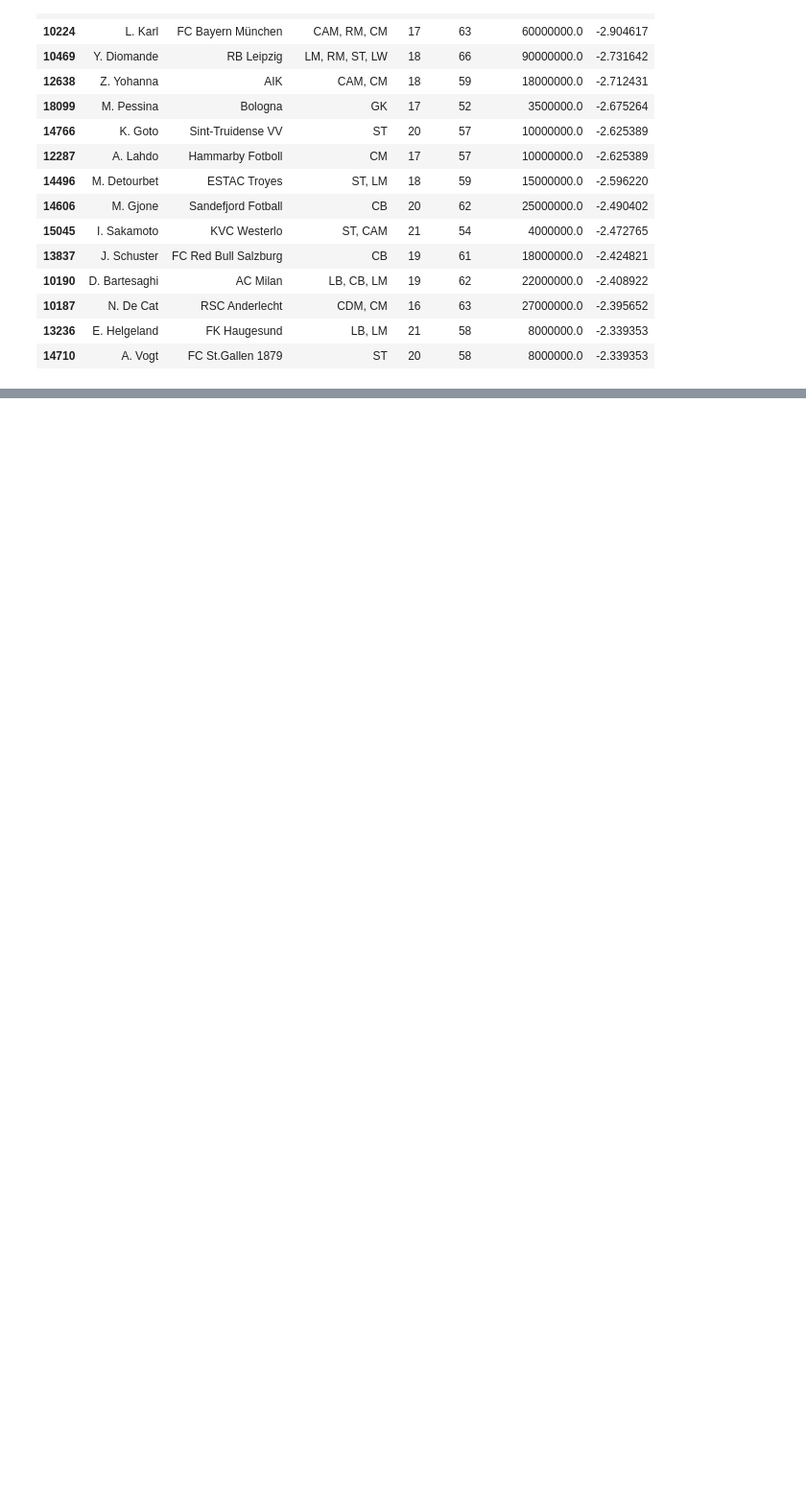
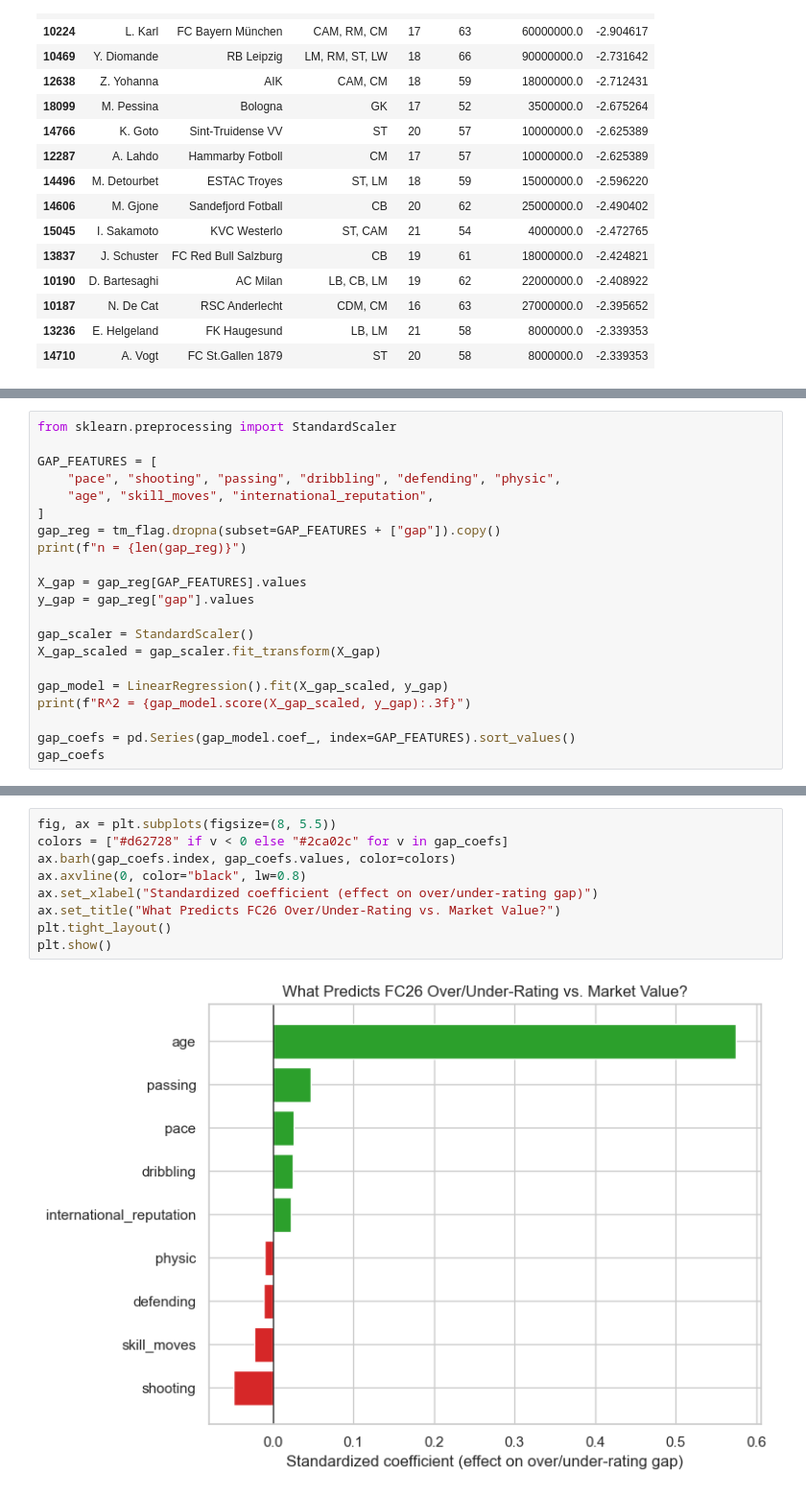
Before and after one commit to thompgt/fc26-player-analysis, a Jupyter notebook: notebooks/02_rating_validation.ipynb, the cells around one changed output, grey strips where cells are left out. Shown at 96% size. Saved outputs shown, nothing was run; the diff lists cells and outputs as text; blank space fills up the shorter version.

```diff
--- a/notebooks/02_rating_validation.ipynb
+++ b/notebooks/02_rating_validation.ipynb
@@ -399,0 +496,21 @@ Most UNDER-rated by FC26 vs market value:
+# %%
+from sklearn.preprocessing import StandardScaler
+
+GAP_FEATURES = [
+    "pace", "shooting", "passing", "dribbling", "defending", "physic",
+    "age", "skill_moves", "international_reputation",
+]
+gap_reg = tm_flag.dropna(subset=GAP_FEATURES + ["gap"]).copy()
+print(f"n = {len(gap_reg)}")
+
+X_gap = gap_reg[GAP_FEATURES].values
+y_gap = gap_reg["gap"].values
+
+gap_scaler = StandardScaler()
+X_gap_scaled = gap_scaler.fit_transform(X_gap)
+
+gap_model = LinearRegression().fit(X_gap_scaled, y_gap)
+print(f"R^2 = {gap_model.score(X_gap_scaled, y_gap):.3f}")
+
+gap_coefs = pd.Series(gap_model.coef_, index=GAP_FEATURES).sort_values()
+gap_coefs
@@ -399,0 +530,11 @@ Most UNDER-rated by FC26 vs market value:
+# %%
+fig, ax = plt.subplots(figsize=(8, 5.5))
+colors = ["#d62728" if v < 0 else "#2ca02c" for v in gap_coefs]
+ax.barh(gap_coefs.index, gap_coefs.values, color=colors)
+ax.axvline(0, color="black", lw=0.8)
+ax.set_xlabel("Standardized coefficient (effect on over/under-rating gap)")
+ax.set_title("What Predicts FC26 Over/Under-Rating vs. Market Value?")
+plt.tight_layout()
+plt.show()
+# %% [output]
+[figure, added]
```
Also changed, not shown: parts of 13 cells of this notebook.
